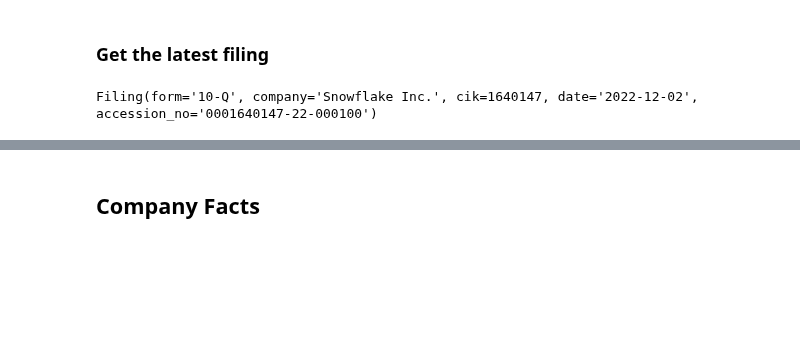
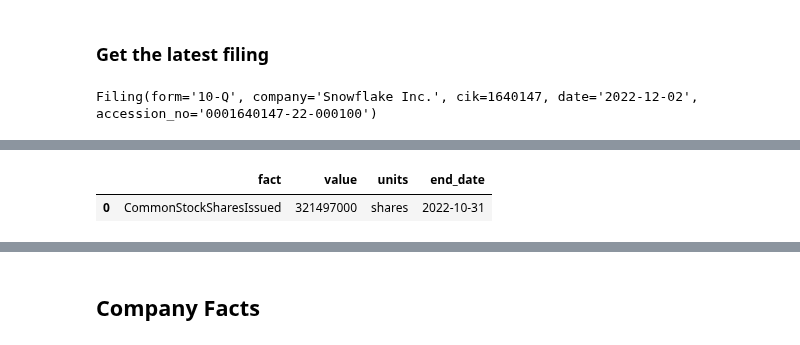
Before and after one commit to dgunning/edgartools, a Jupyter notebook: notebooks/Companies.ipynb, the cells around one changed output, grey strips where cells are left out. Cells and saved outputs as stored; diff of their text form; code cells hidden in the pictures; blank space fills up the shorter version.

```diff
--- a/notebooks/Companies.ipynb
+++ b/notebooks/Companies.ipynb
@@ -97,0 +110,13 @@ Filing(form='10-Q', company='Snowflake Inc.', cik=1640147, date='2022-12-02', ac
+# %%
+(Company.for_ticker("SNOW")
+        .get_filings(form="10-Q")
+        .latest()
+        .xbrl()
+        .to_duckdb().execute(
+        """select fact, value, units, end_date from facts
+           where fact = 'CommonStockSharesIssued'
+           order by end_date desc limit 1
+        """
+    ).df()
+)
+# %% [output]
@@ -98,2 +124,4 @@ Filing(form='10-Q', company='Snowflake Inc.', cik=1640147, date='2022-12-02', ac
+|  | fact | value | units | end_date |
+| 0 | CommonStockSharesIssued | 321497000 | shares | 2022-10-31 |
 # %%
 filings.to_pandas()
```
Also changed, not shown: parts of 11 cells of this notebook.
